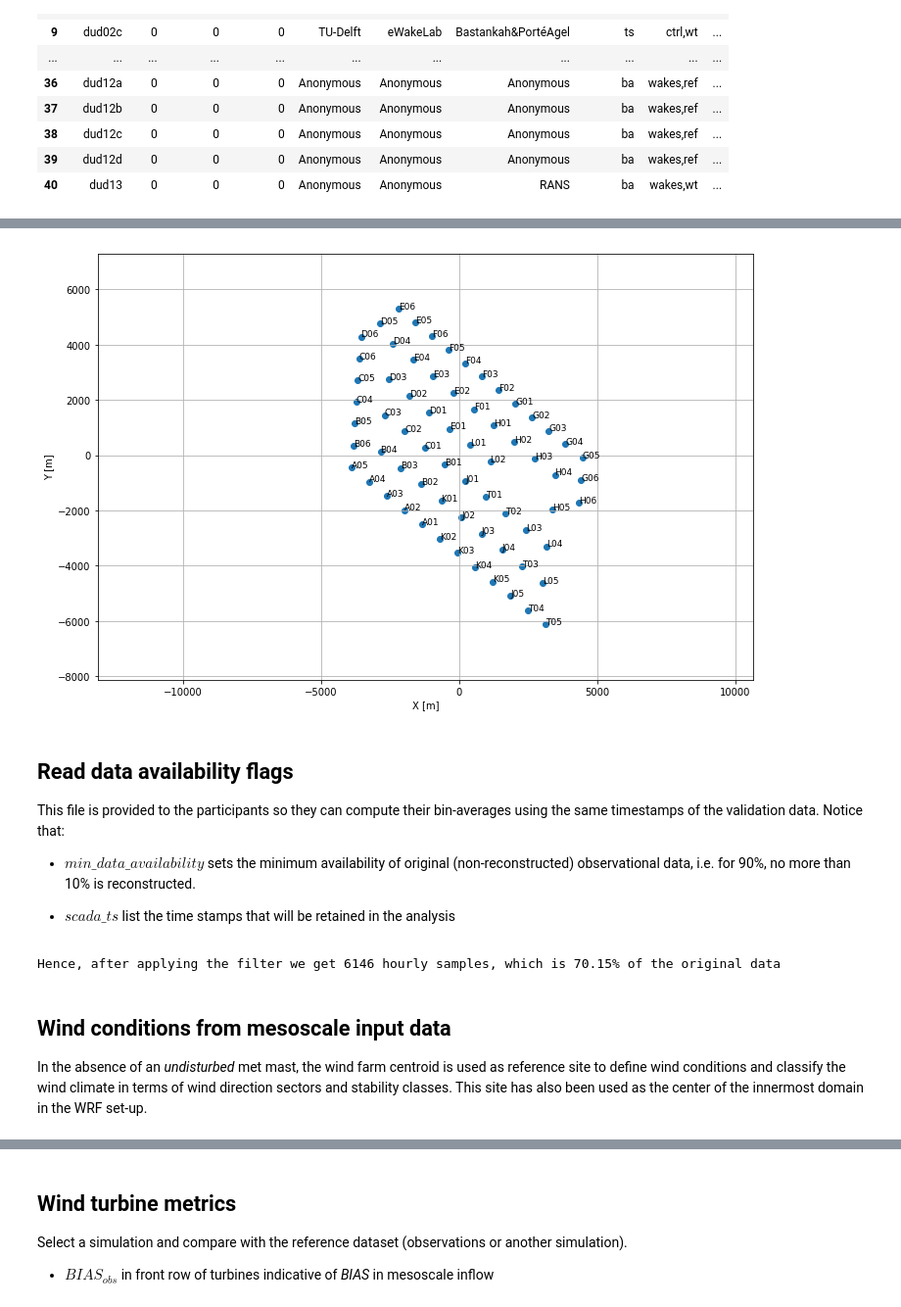
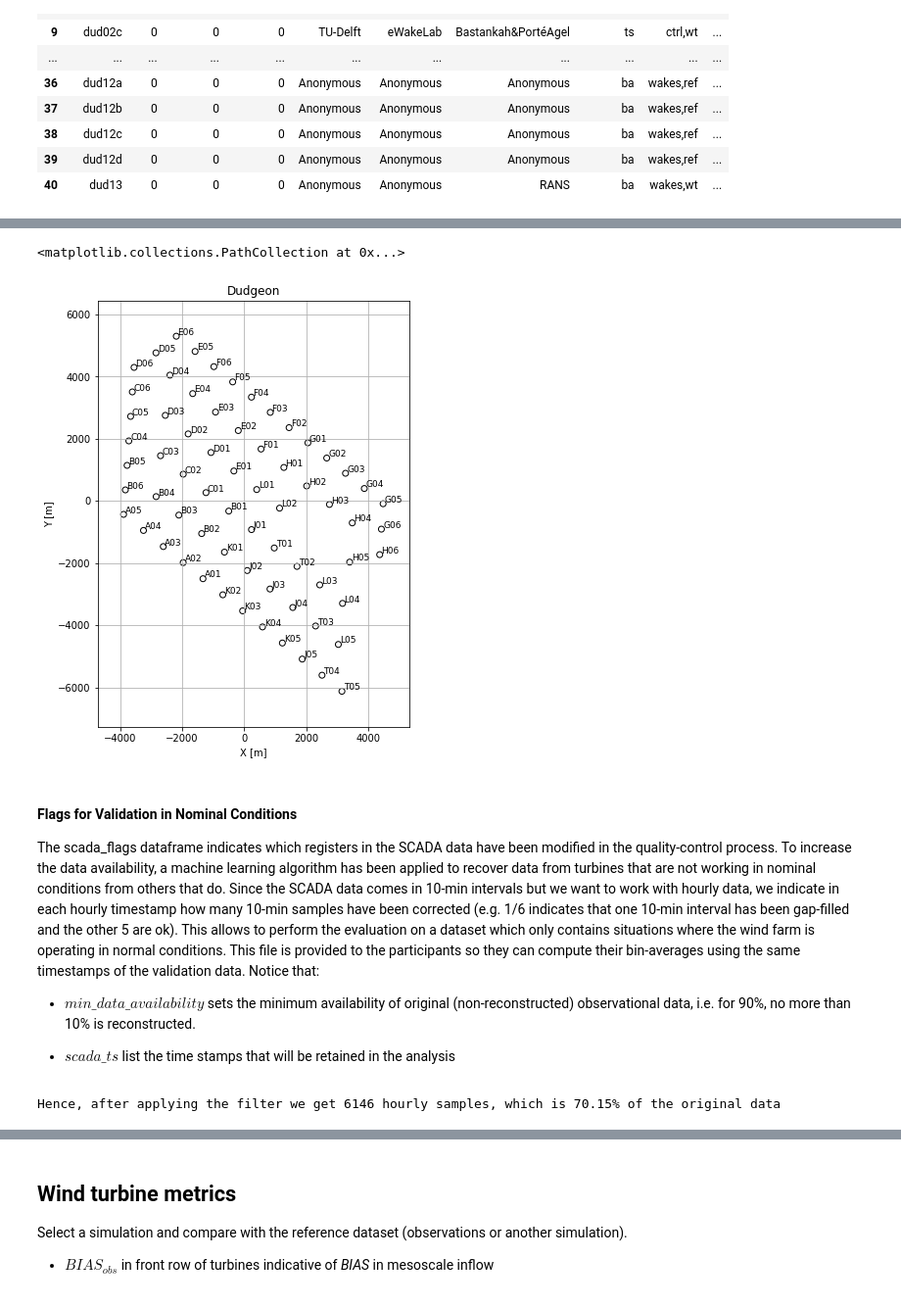
Before and after one commit to CENER-EPR/OWAbench, a Jupyter notebook: Dudgeon/Dudgeon_ArrayEfficiency.ipynb, the cells around one changed output, grey strips where cells are left out. Shown at 98% size. Saved outputs shown, nothing was run; the diff lists cells and outputs as text; code cells hidden in the pictures.

Commit message:
Redesigned notebook usins seaborn plots

```diff
--- a/Dudgeon/Dudgeon_ArrayEfficiency.ipynb
+++ b/Dudgeon/Dudgeon_ArrayEfficiency.ipynb
@@ -113,30 +111,32 @@ The scada_flags dataframe indicates which timestamps have been filtered out in t
 # %%
 # setup
 datefrom = time_stamp(2017,12,1,0,0,0)    # evaluation period
 dateto = time_stamp(2018,11,30,23,0,0)
 
 siteID = 'Dudgeon'
-Hhub = 110.         # hub-height
+Hhub = 110.          # hub-height
 Drot = 154.          # rotor diameter
+z_ref = Hhub         # [m]
 
-# Load manufacturer's power curve
+# Load power curve
 pwr_curve_file = pd.read_csv('./inputs/Dudgeon_pwc.csv')
 pwr_curve_file['Power'] = pwr_curve_file['Power']/1000 # scale to MW
 pwr_curve = interpolate.interp1d(pwr_curve_file['U'].values.flatten(),pwr_curve_file['Power'].values.flatten(),
                                 bounds_error = False, fill_value = 0)
-# when converting power to speed use the rev_pwr_curve
-###rev_pwr_curve = interpolate.interp1d(pwr_curve_file['power'].values.flatten(),pwr_curve_file['U'].values.flatten())
 
 # Load wind farm layout data
 turbines = pd.read_csv("inputs/Dudgeon_layout.csv")
 x_ref, y_ref = centroid(turbines[['X coordinate','Y coordinate']].values) # coordinates of wind farm centroid
-
-plot_wf_layout(turbines['X coordinate']-x_ref, turbines['Y coordinate']-y_ref,labels = turbines['VDC ID'], figsize=(12,8))
+x_wt = turbines['X coordinate']-x_ref
+y_wt = turbines['Y coordinate']-y_ref
+wt_label = turbines['VDC ID']
+plot_wf_layout(x_wt, y_wt,[],labels = wt_label, title = siteID, figsize=(12,8))
 # %% [output]
+<matplotlib.collections.PathCollection at 0x...>
-[figure, old version]
+[figure, new version]
 # %% [markdown]
-## Read data availability flags
-This file is provided to the participants so they can compute their bin-averages using the same timestamps of the validation data. Notice that:
+#### Flags for Validation in Nominal Conditions
+The scada_flags dataframe indicates which registers in the SCADA data have been modified in the quality-control process. To increase the data availability, a machine learning algorithm has been applied to recover data from turbines that are not working in nominal conditions from others that do. Since the SCADA data comes in 10-min intervals but we want to work with hourly data, we indicate in each hourly timestamp how many 10-min samples have been corrected (e.g. 1/6 indicates that one 10-min interval has been gap-filled and the other 5 are ok). This allows to perform the evaluation on a dataset which only contains situations where the wind farm is operating in normal conditions. This file is provided to the participants so they can compute their bin-averages using the same timestamps of the validation data. Notice that:
 
 * $min\_data\_availability$ sets the minimum availability of original (non-reconstructed) observational data, i.e. for 90%, no more than 10% is reconstructed.
 
@@ -150,6 +150,3 @@ scada_ts = flags_to_ts(scada_flags, min_data_availability) # generate a list of
 print("Hence, after applying the filter we get %d hourly samples, which is %.2f%% of the original data" % (scada_ts.shape[0],scada_ts.shape[0]*100/Ntot))
 # %% [output]
 Hence, after applying the filter we get 6146 hourly samples, which is 70.15% of the original data
-# %% [markdown]
-## Wind conditions from mesoscale input data
-In the absence of an *undisturbed* met mast, the wind farm centroid is used as reference site to define wind conditions and classify the wind climate in terms of wind direction sectors and stability classes. This site has also been used as the center of the innermost domain in the WRF set-up.
```
Also changed, not shown: parts of 72 cells of this notebook, 3 other files.
